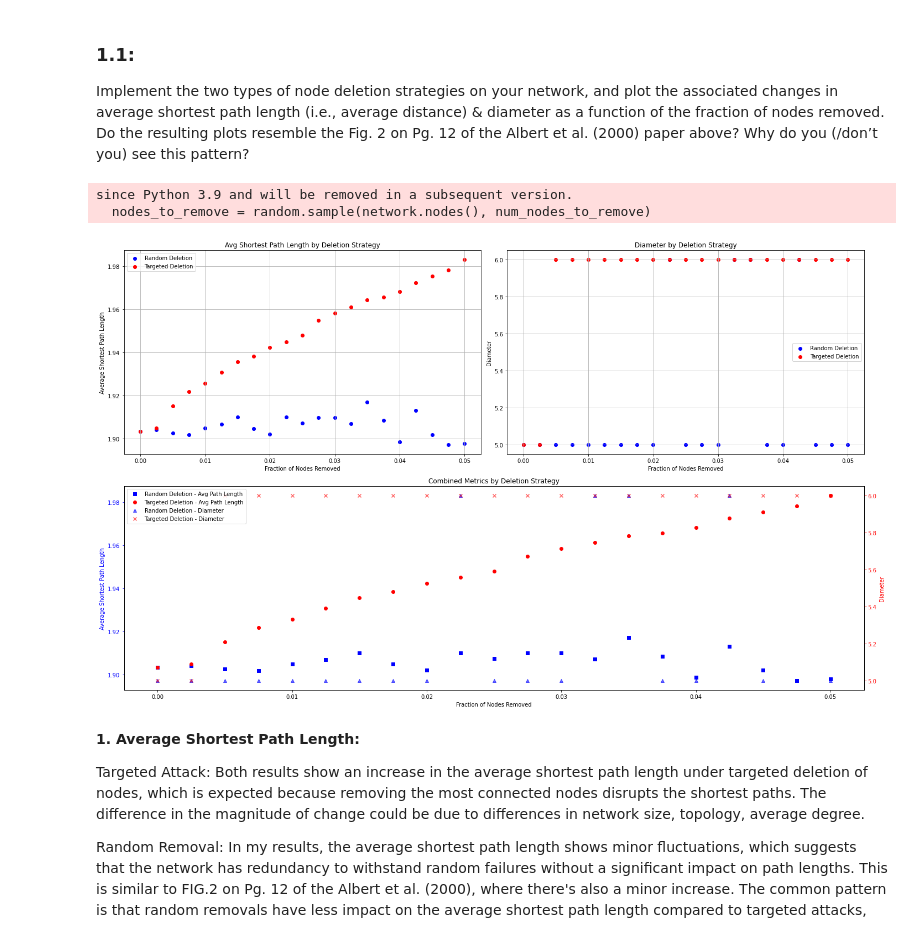
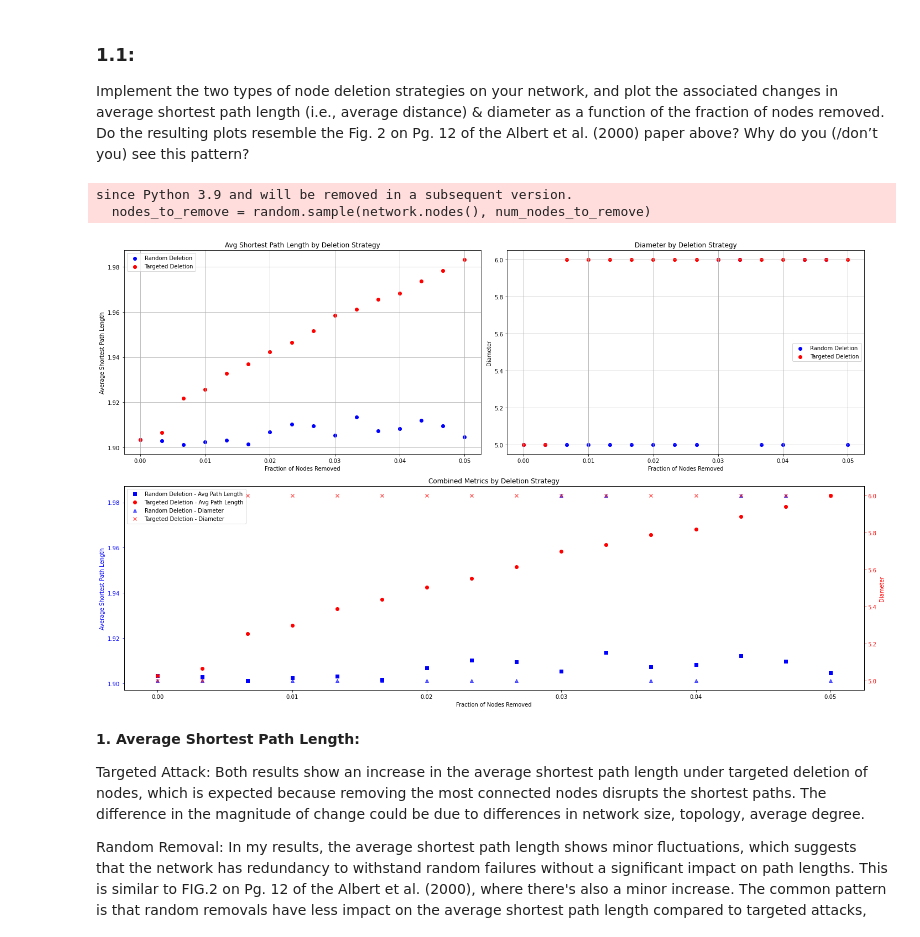
Before and after one commit to kevinlin0638/mini-project, a Jupyter notebook: mini_project_network_analysis_task_1.ipynb, the cells around one changed output. Cells and saved outputs as stored; diff of their text form; code cells hidden in the pictures.

```diff
--- a/mini_project_network_analysis_task_1.ipynb
+++ b/mini_project_network_analysis_task_1.ipynb
@@ -139,7 +133,7 @@ import networkx as nx
 import random
 
 # Initialize lists to store results for plotting
-fractions = np.linspace(0, 0.05, 21)
+fractions = np.linspace(0, 0.05, 16)
 random_avg_path_lengths = []
 random_diameters = []
 targeted_avg_path_lengths = []
@@ -222,34 +216,34 @@ ax2.legend()
 ax2.grid(True)
 
 # Combined plot with dual y-axes on the third axis
 ax4 = ax3.twinx()
 ax3.scatter(fractions, random_avg_path_lengths, color='blue', label='Random Deletion - Avg Path Length', marker='s')
 ax3.scatter(fractions, targeted_avg_path_lengths, color='red', label='Targeted Deletion - Avg Path Length', marker='o')
 ax3.set_xlabel('Fraction of Nodes Removed')
 ax3.set_ylabel('Average Shortest Path Length', color='blue')
 ax3.tick_params('y', colors='blue')
 
 ax4.scatter(fractions, random_diameters, color='blue', label='Random Deletion - Diameter', marker='^', alpha=0.6)
 ax4.scatter(fractions, targeted_diameters, color='red', label='Targeted Deletion - Diameter', marker='x', alpha=0.6)
 ax4.set_ylabel('Diameter', color='red')
 ax4.tick_params('y', colors='red')
 
 # Combining legends from both y-axes
 lines, labels = ax3.get_legend_handles_labels()
 lines2, labels2 = ax4.get_legend_handles_labels()
 ax4.legend(lines + lines2, labels + labels2, loc='upper left')
 
 ax3.set_title('Combined Metrics by Deletion Strategy')
 
 # Adjust layout to ensure clarity and prevent overlap
 plt.tight_layout()
 
 # Show the plots
 plt.show()
 # %% [output]
 since Python 3.9 and will be removed in a subsequent version.
   nodes_to_remove = random.sample(network.nodes(), num_nodes_to_remove)
-[figure, old version]
+[figure, new version]
 # %% [markdown]
 **1. Average Shortest Path Length:**
 
```
Also changed, not shown: parts of 11 cells of this notebook.
